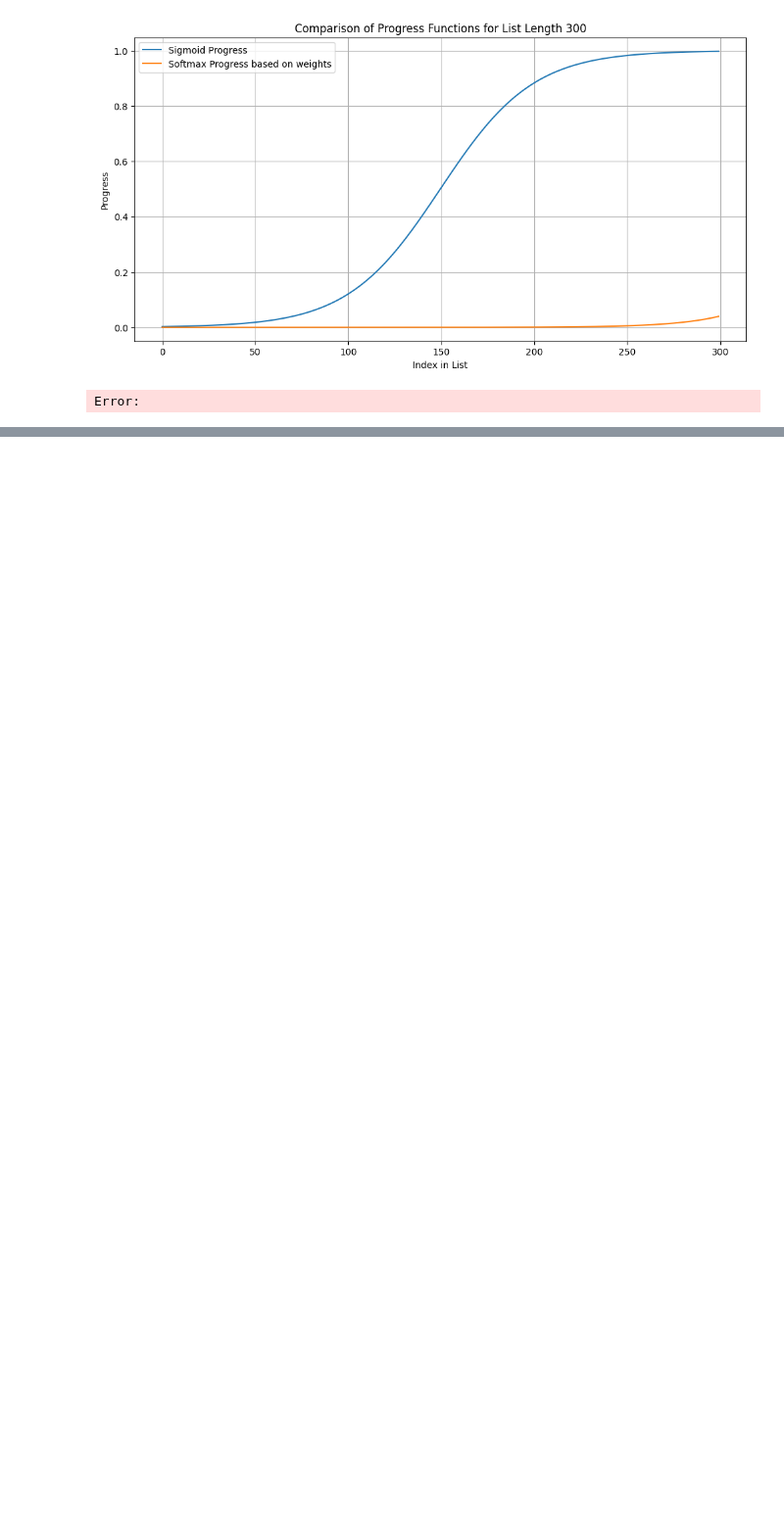
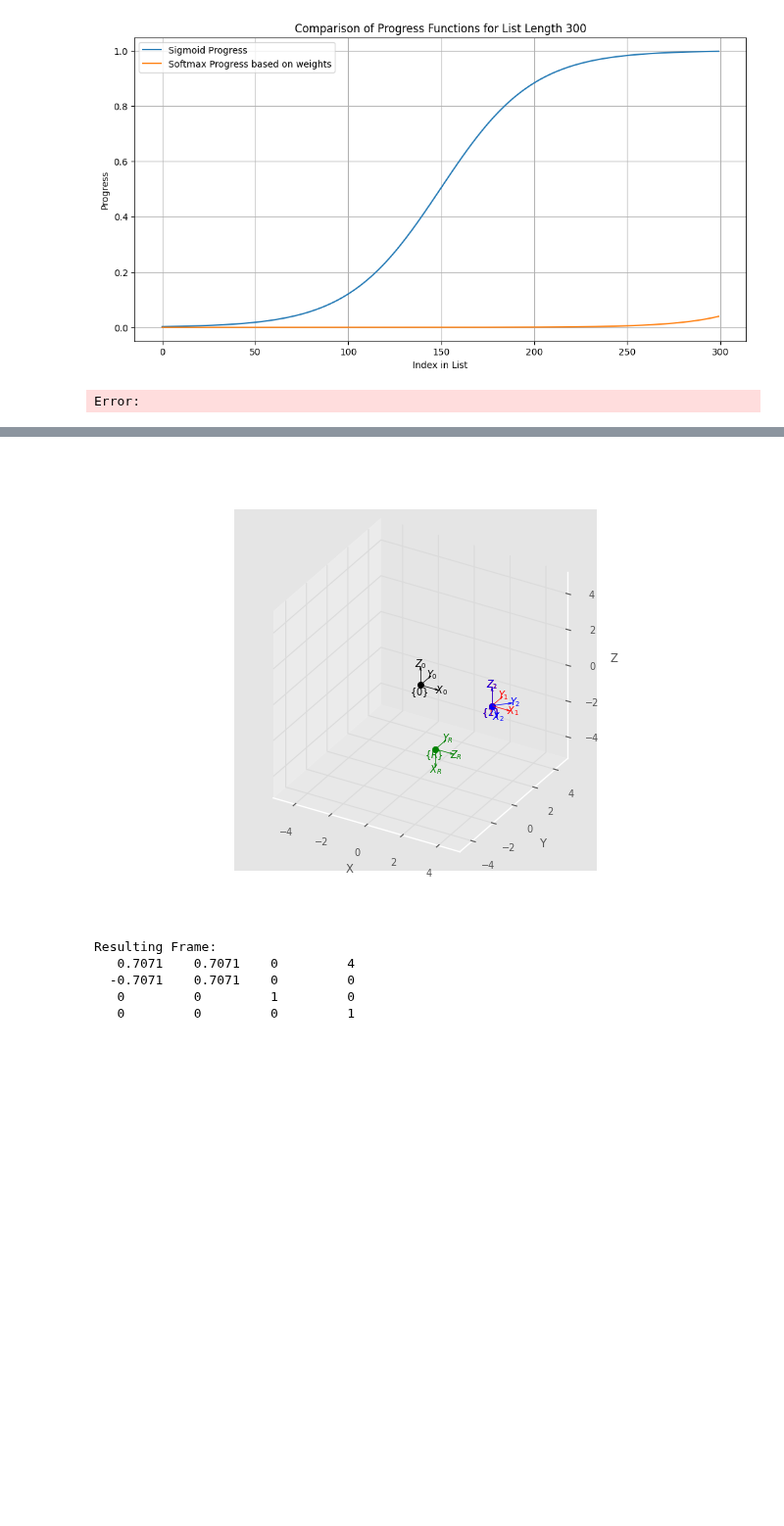
Before and after one commit to krishanrana/diffrobot, a Jupyter notebook: diffrobot/sandbox/test_transforms.ipynb, the cells around one changed output, grey strips where cells are left out. Shown at 98% size. Drawn from its saved outputs; the diff is of its cells as text; code cells hidden in the pictures; blank space fills up the shorter version.

```diff
--- a/diffrobot/sandbox/test_transforms.ipynb
+++ b/diffrobot/sandbox/test_transforms.ipynb
@@ -204,2 +204,80 @@ Resulting Frame:
    0         0         0         1
 [figure]
+# %%
+def compute_oriented_affordance_frame(self, transform_matrix, base_frame=np.eye(4)):
+        """
+        Compute the angle needed to rotate the x-axis of a given transformation
+        matrix so that it points towards the base frame. Apply the rotation to the
+        transformation matrix and return the resulting matrix.
+
+        Parameters:
+        - transform_matrix: A 4x4 numpy array representing the homogeneous transformation matrix.
+
+        Returns:
+        - The transformation matrix with the x-axis pointing towards the base frame.
+        """
+
+        # if the base frame is not the origin, we need to transform the matrix to the base frame
+        if not np.array_equal(base_frame, np.eye(4)):
+            transform_matrix = np.dot(np.linalg.inv(base_frame), transform_matrix) #X_OO
+
+        # Extract the translation components (P_x, P_y) from the matrix
+        P_x, P_y = transform_matrix[0, 3], transform_matrix[1, 3]
+
+        # Calculate the angle between the vector pointing from the frame's current position
+        # to the origin and the global x-axis. This uses atan2 and is adjusted by 180 degrees
+        # to account for the direction towards the origin.
+        angle_to_origin = np.degrees(np.arctan2(-P_y, -P_x))
+
+        # Calculate the initial orientation of the frame's x-axis relative to the global x-axis.
+        # This is the angle of rotation about the z-axis that has already been applied to the frame.
+        # We use the elements of the rotation matrix to find this angle.
+        R11, R21 = transform_matrix[0, 0], transform_matrix[1, 0]
+        initial_orientation = np.degrees(np.arctan2(R21, R11))
+
+        # Compute the additional rotation needed from the frame's current orientation.
+        # This is the difference between the angle to the origin and the frame's initial orientation.
+        additional_rotation = angle_to_origin - initial_orientation
+
+        # Normalize the result to the range [-180, 180]
+        additional_rotation = (additional_rotation + 180) % 360 - 180
+
+        # Create a new transformation matrix that applies the additional rotation to the original matrix.
+        og_pose = sm.SE3(transform_matrix, check=False).norm()
+        T = og_pose * sm.SE3.Rz(np.deg2rad(additional_rotation))
+
+        # if the base frame is not the origin, we need to transform the matrix back to the base frame
+        if not np.array_equal(base_frame, np.eye(4)):
+            T = base_frame * T
+            T = sm.SE3(T, check=False).norm()
+
+        return T
+
+# Example usage
+# Define the initial transformation matrix T1
+T1 = sm.SE3(4, 0, 0) #* sm.SE3.Rz(30, 'deg') * sm.SE3.Ry(10, 'deg')
+
+# Define the base frame rotated about the y-axis such that the z-axis points downwards
+base_frame = sm.SE3(2, -2, -2) * sm.SE3.Ry(90, 'deg')
+
+# Compute the oriented affordance frame
+resulting_frame = compute_oriented_affordance_frame(None, T1, base_frame)
+
+# Visualize the initial, base, and resulting frames
+plt.figure()
+sm.SE3().plot(frame='0', dims=[-5, 5], color='black')
+base_frame.plot(frame='R', color='green')
+T1.plot(frame='1', color='red')
+resulting_frame.plot(frame='2', color='blue')
+plt.grid(True)
+plt.show()
+
+print(f"Resulting Frame:\n{resulting_frame}")
+# %% [output]
+[figure, added]
+Resulting Frame:
+   0.7071    0.7071    0         4
+  -0.7071    0.7071    0         0
+   0         0         1         0
+   0         0         0         1
+[figure, added]
```
Also changed, not shown: parts of 1 cell of this notebook, 4 other files.
